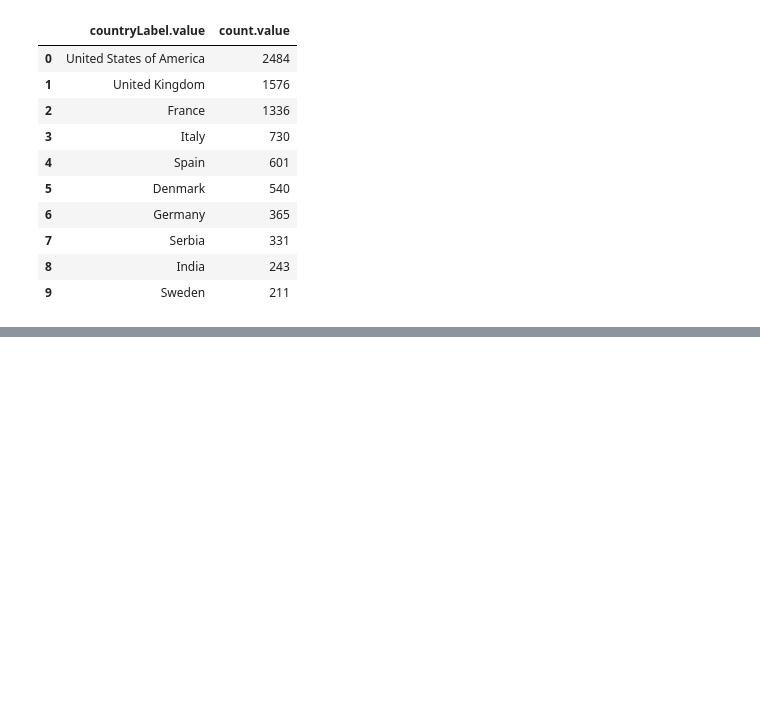
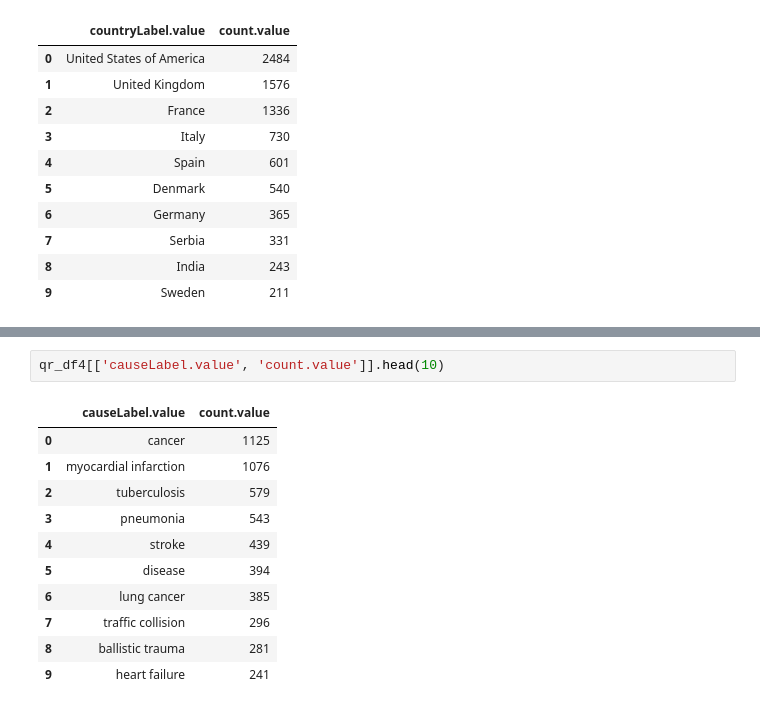
Before and after one commit to oceanumeric/NLP, a Jupyter notebook: KnowledgeGraph/lab3.ipynb, the cells around one changed output, grey strips where cells are left out. Drawn from its saved outputs; the diff is of its cells as text; blank space fills up the shorter version.

```diff
--- a/KnowledgeGraph/lab3.ipynb
+++ b/KnowledgeGraph/lab3.ipynb
@@ -121,0 +156,14 @@ qr_df3[['countryLabel.value', 'count.value']].head(10)
+# %%
+qr_df4[['causeLabel.value', 'count.value']].head(10)
+# %% [output]
+|  | causeLabel.value | count.value |
+| 0 | cancer | 1125 |
+| 1 | myocardial infarction | 1076 |
+| 2 | tuberculosis | 579 |
+| 3 | pneumonia | 543 |
+| 4 | stroke | 439 |
+| 5 | disease | 394 |
+| 6 | lung cancer | 385 |
+| 7 | traffic collision | 296 |
+| 8 | ballistic trauma | 281 |
+| 9 | heart failure | 241 |
```
Also changed, not shown: parts of 15 cells of this notebook.
